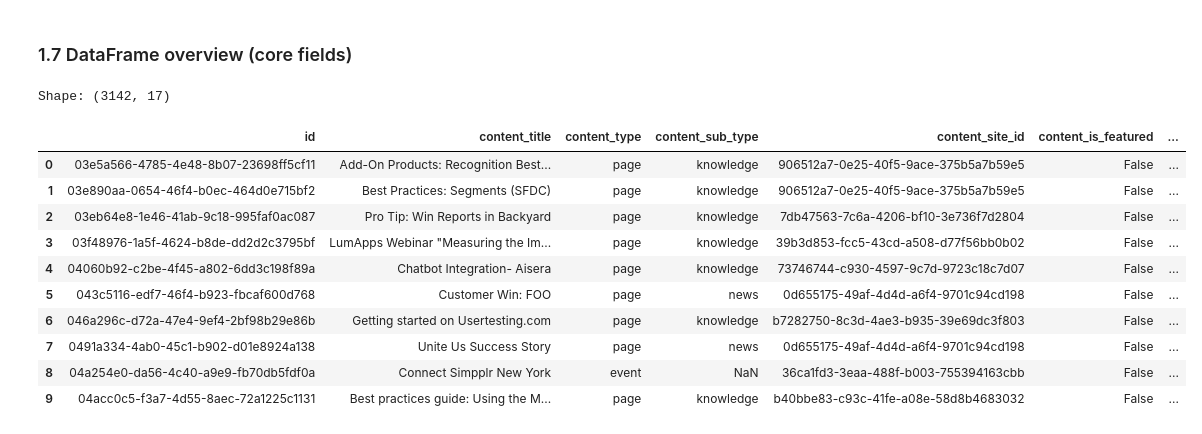
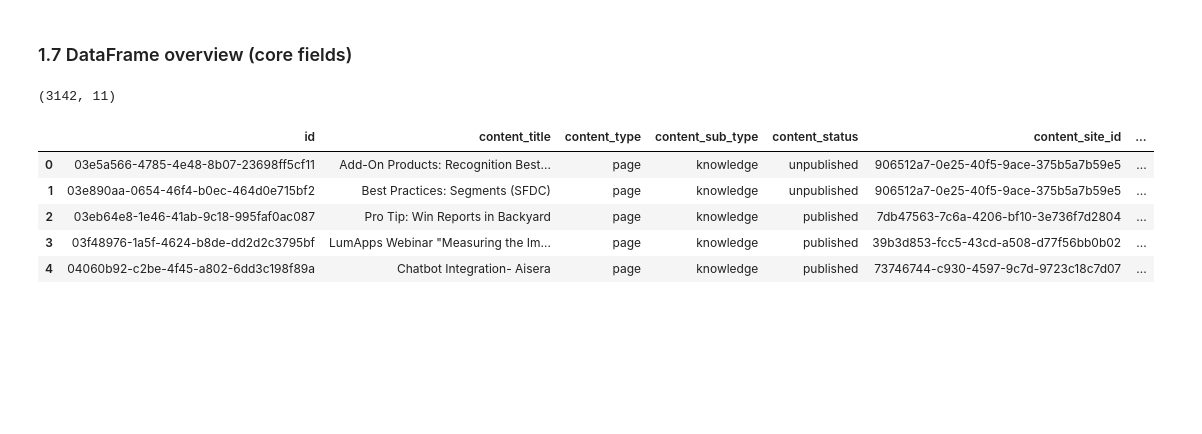
Before and after one commit to amanLohia1/ai-personalisation-poc, a Jupyter notebook: notebooks/04_content.ipynb, the cells around one changed output. Drawn from its saved outputs; the diff is of its cells as text; code cells hidden in the pictures; blank space fills up the shorter version.

Commit message:
added content

```diff
--- a/notebooks/04_content.ipynb
+++ b/notebooks/04_content.ipynb
@@ -47,6 +50,8 @@ Normalized exists : True
 content_items = []
 people_ids = set()
 site_ids = set()
+raw_all_file_ids = set()
+raw_image_file_ids = set()
 raw_non_image_file_ids = set()
 
 with open(RAW_FILE) as f:
@@ -60,12 +65,19 @@ with open(RAW_FILE) as f:
             people_ids.add(obj["id"])
         elif ot == "site" and obj.get("id"):
             site_ids.add(obj["id"])
-        elif ot == "file" and obj.get("id") and obj.get("file_is_image") is not True:
-            raw_non_image_file_ids.add(obj["id"])
+        elif ot == "file" and obj.get("id"):
+            file_id = obj["id"]
+            raw_all_file_ids.add(file_id)
+            if obj.get("file_is_image") is True:
+                raw_image_file_ids.add(file_id)
+            else:
+                raw_non_image_file_ids.add(file_id)
 
 print(f"Content records           : {len(content_items)}")
 print(f"People IDs (raw)          : {len(people_ids)}")
 print(f"Site IDs (raw)            : {len(site_ids)}")
+print(f"All File IDs (raw)        : {len(raw_all_file_ids)}")
+print(f"Image File IDs (raw)      : {len(raw_image_file_ids)}")
 print(f"Non-image File IDs (raw)  : {len(raw_non_image_file_ids)}")
 # %% [output]
 Content records           : 3142
@@ -428,38 +540,18 @@ Interpretation:
 ### 1.7 DataFrame overview (core fields)
 # %%
 core_cols = [
-    "id",
-    "content_title",
-    "content_type",
-    "content_sub_type",
-    "content_site_id",
-    "content_is_featured",
-    "content_validated_on",
-    "content_is_must_read",
-    "createdbyid",
-    "lastmodifiedbyid",
-    "createddate",
-    "lastmodifieddate",
-    "content_page_category_id",
-    "content_page_category_name",
-    "_aggregated_locations",
-    "content_files",
-    "content_topics",
+    "id", "content_title", "content_type", "content_sub_type",
+    "content_status", "content_site_id", "content_page_category_id",
+    "createdbyid", "lastmodifiedbyid", "createddate", "lastmodifieddate"
 ]
-
-content_df = pd.DataFrame([{k: s.get(k) for k in core_cols} for s in content_items])
-print(f"Shape: {content_df.shape}")
-content_df.head(10)
+df = pd.DataFrame([{k: s.get(k) for k in core_cols} for s in content_items])
+print(df.shape)
+df.head(5)
 # %% [output]
-Shape: (3142, 17)
+(3142, 11)
-|  | id | content_title | content_type | content_sub_type | content_site_id | content_is_featured | ... |
-| 0 | 03e5a566-4785-4e48-8b07-23698ff5cf11 | Add-On Products: Recognition Best... | page | knowledge | 906512a7-0e25-40f5-9ace-375b5a7b59e5 | False | ... |
-| 1 | 03e890aa-0654-46f4-b0ec-464d0e715bf2 | Best Practices: Segments (SFDC) | page | knowledge | 906512a7-0e25-40f5-9ace-375b5a7b59e5 | False | ... |
-| 2 | 03eb64e8-1e46-41ab-9c18-995faf0ac087 | Pro Tip: Win Reports in Backyard | page | knowledge | 7db47563-7c6a-4206-bf10-3e736f7d2804 | False | ... |
-| 3 | 03f48976-1a5f-4624-b8de-dd2d2c3795bf | LumApps Webinar "Measuring the Im... | page | knowledge | 39b3d853-fcc5-43cd-a508-d77f56bb0b02 | False | ... |
-| 4 | 04060b92-c2be-4f45-a802-6dd3c198f89a | Chatbot Integration- Aisera | page | knowledge | 73746744-c930-4597-9c7d-9723c18c7d07 | False | ... |
-| 5 | 043c5116-edf7-46f4-b923-fbcaf600d768 | Customer Win: FOO | page | news | 0d655175-49af-4d4d-a6f4-9701c94cd198 | False | ... |
-| 6 | 046a296c-d72a-47e4-9ef4-2bf98b29e86b | Getting started on Usertesting.com | page | knowledge | b7282750-8c3d-4ae3-b935-39e69dc3f803 | False | ... |
-| 7 | 0491a334-4ab0-45c1-b902-d01e8924a138 | Unite Us Success Story | page | news | 0d655175-49af-4d4d-a6f4-9701c94cd198 | False | ... |
-| 8 | 04a254e0-da56-4c40-a9e9-fb70db5fdf0a | Connect Simpplr New York | event | NaN | 36ca1fd3-3eaa-488f-b003-755394163cbb | False | ... |
-| 9 | 04acc0c5-f3a7-4d55-8aec-72a1225c1131 | Best practices guide: Using the M... | page | knowledge | b40bbe83-c93c-41fe-a08e-58d8b4683032 | False | ... |
+|  | id | content_title | content_type | content_sub_type | content_status | content_site_id | ... |
+| 0 | 03e5a566-4785-4e48-8b07-23698ff5cf11 | Add-On Products: Recognition Best... | page | knowledge | unpublished | 906512a7-0e25-40f5-9ace-375b5a7b59e5 | ... |
+| 1 | 03e890aa-0654-46f4-b0ec-464d0e715bf2 | Best Practices: Segments (SFDC) | page | knowledge | unpublished | 906512a7-0e25-40f5-9ace-375b5a7b59e5 | ... |
+| 2 | 03eb64e8-1e46-41ab-9c18-995faf0ac087 | Pro Tip: Win Reports in Backyard | page | knowledge | published | 7db47563-7c6a-4206-bf10-3e736f7d2804 | ... |
+| 3 | 03f48976-1a5f-4624-b8de-dd2d2c3795bf | LumApps Webinar "Measuring the Im... | page | knowledge | published | 39b3d853-fcc5-43cd-a508-d77f56bb0b02 | ... |
+| 4 | 04060b92-c2be-4f45-a802-6dd3c198f89a | Chatbot Integration- Aisera | page | knowledge | published | 73746744-c930-4597-9c7d-9723c18c7d07 | ... |
```
Also changed, not shown: parts of 24 cells of this notebook, 3 other files.
